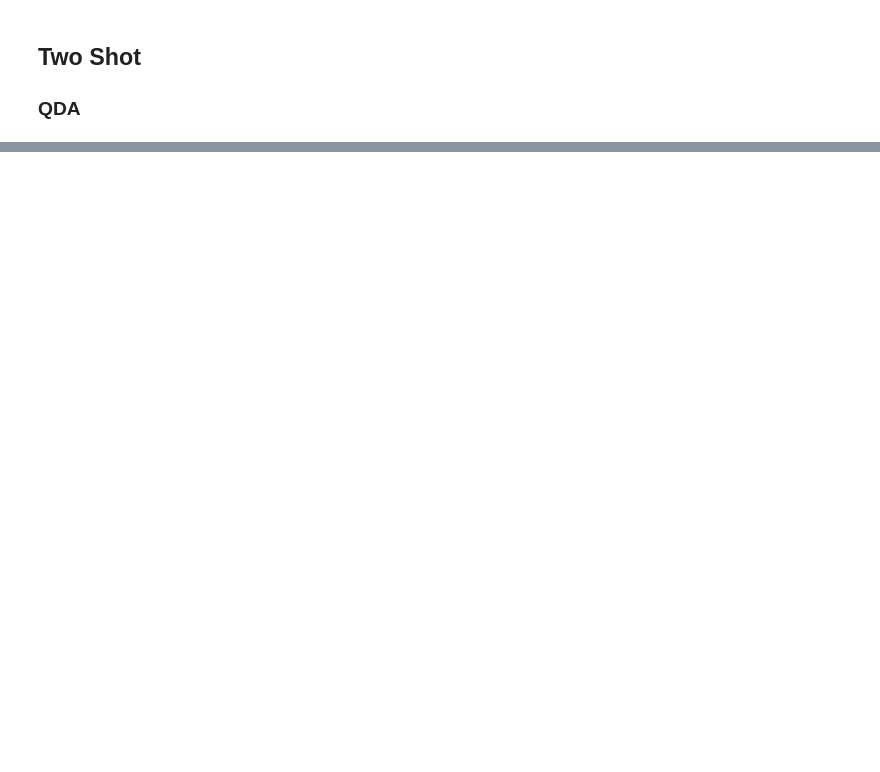
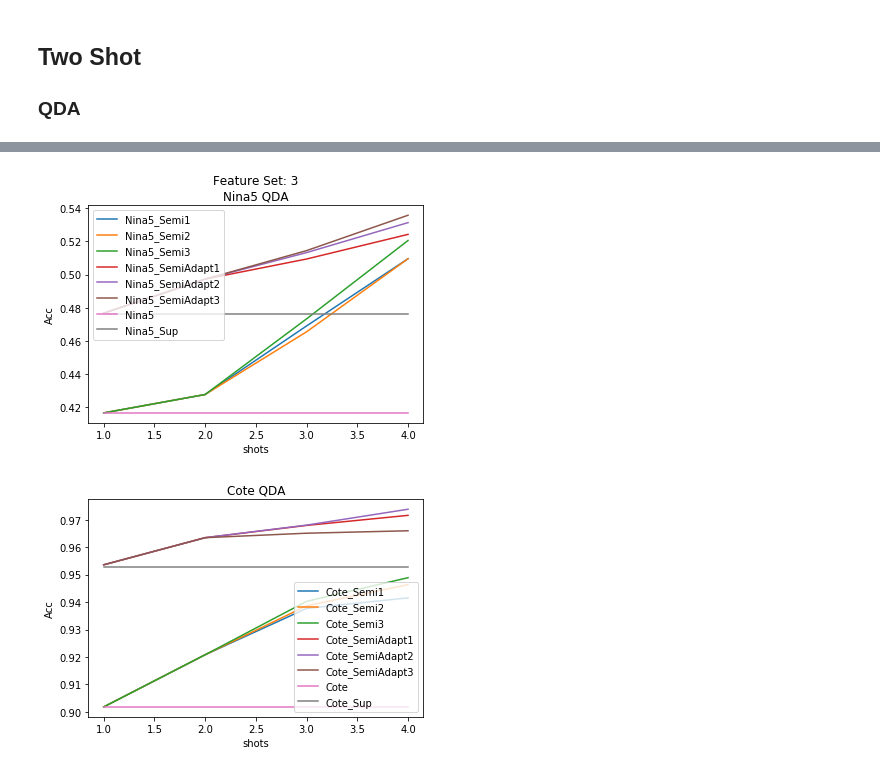
Before and after one commit to andresjarami/OnlineDAclassifier, a Jupyter notebook: Experiments/Experiment1_TimelessDB/Experiment1.ipynb, the cells around one changed output, grey strips where cells are left out. Saved outputs shown, nothing was run; the diff lists cells and outputs as text; code cells hidden in the pictures; blank space fills up the shorter version.

```diff
--- a/Experiments/Experiment1_TimelessDB/Experiment1.ipynb
+++ b/Experiments/Experiment1_TimelessDB/Experiment1.ipynb
@@ -368,0 +546,8 @@ pd.'Cote_FeatureSet_1_startPerson_20_endPerson_36_shotStart_1'
+# %%
+featureSet=3
+DA='QDA'
+propDA=''
+graphVector(featureSet,DA,propDA,newResultsNina5,newResultsCote)
+# %% [output]
+[figure, added]
+[figure, added]
```
Also changed, not shown: parts of 15 cells of this notebook, 3 other files.
